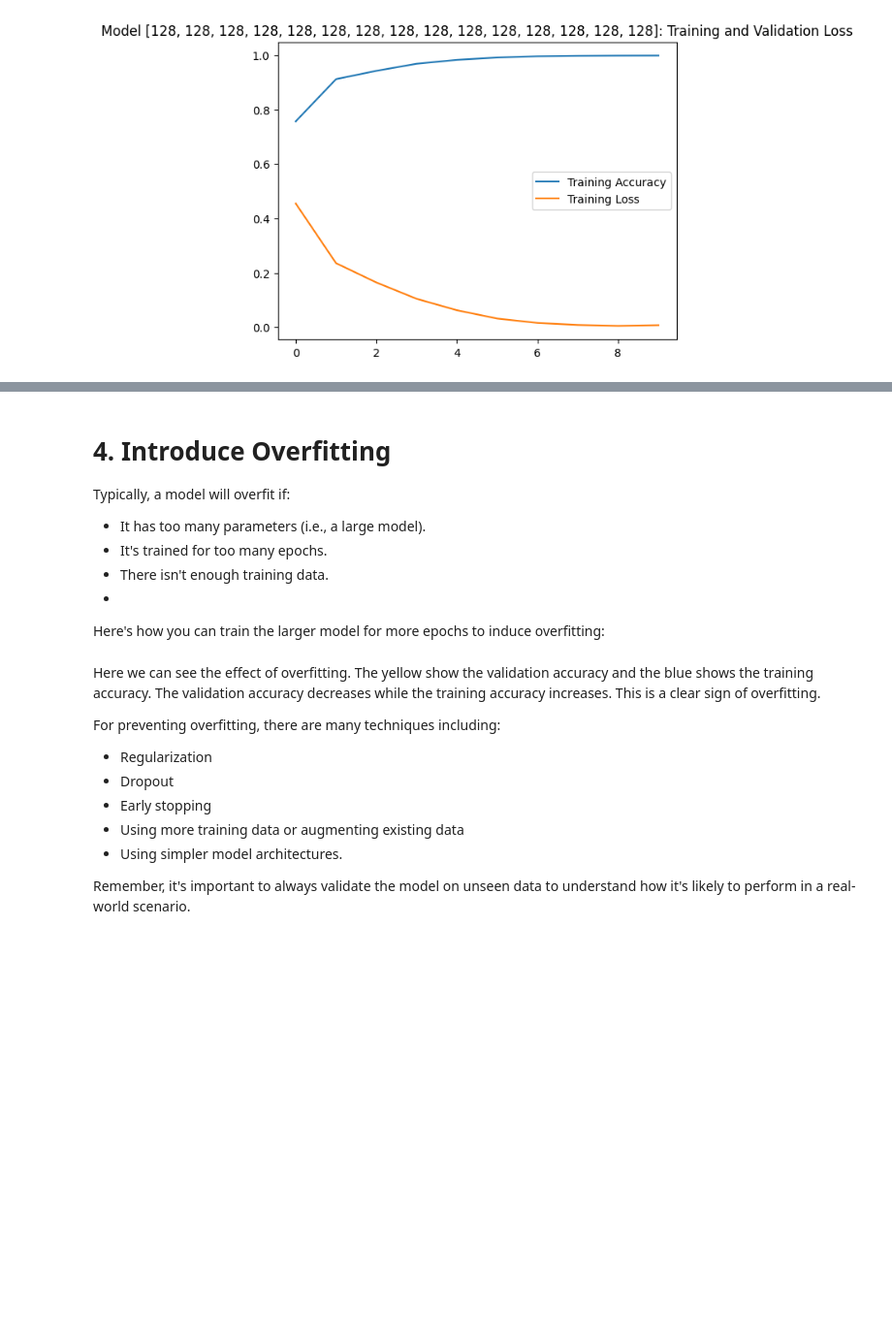
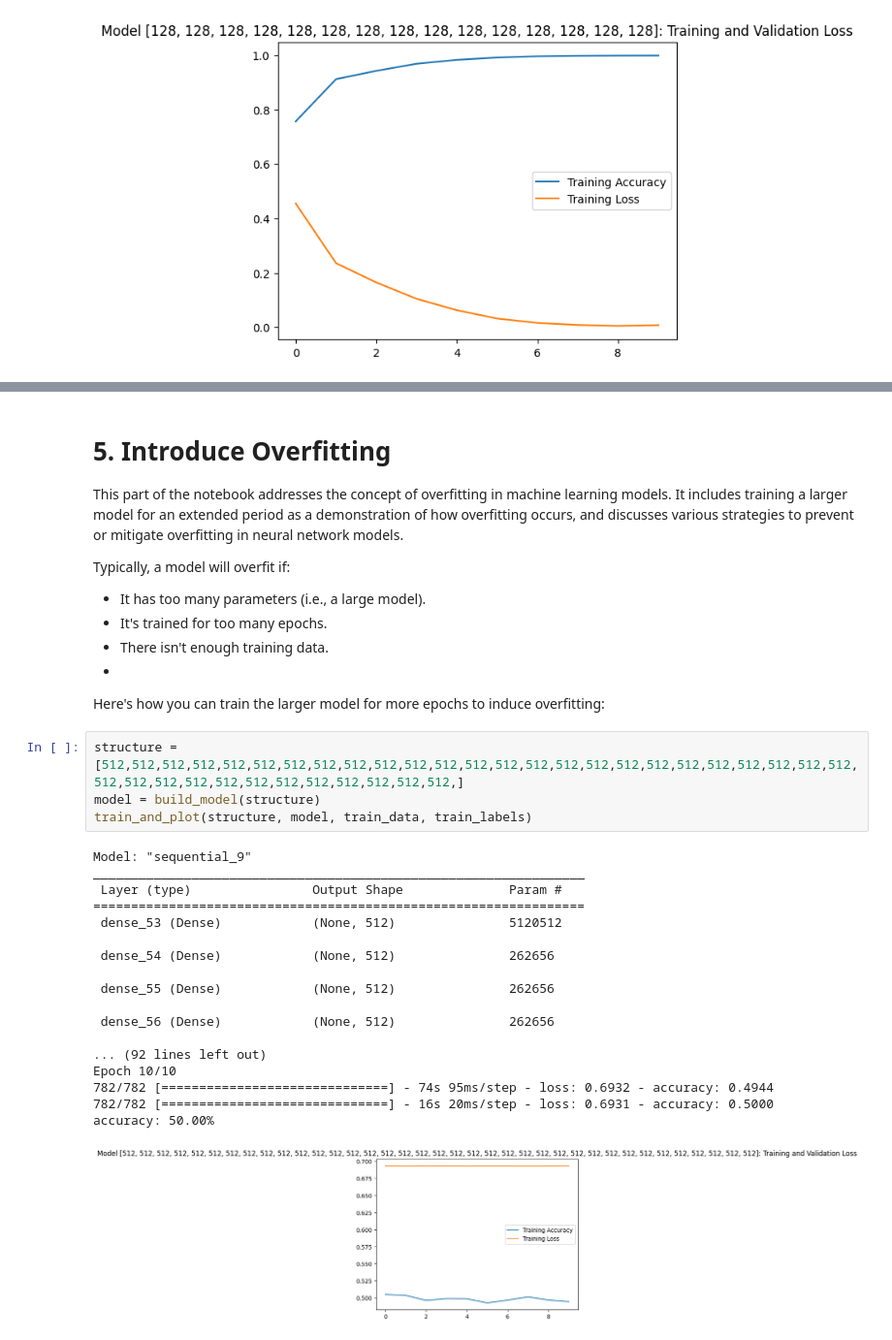
Before and after one commit to pixselve-school/AI_KERICHARD_ADAM, a Jupyter notebook: TP1_2/Exercices/TP1_2_A.ipynb, the cells around one changed output, grey strips where cells are left out. Shown: that part at 97% size. Cells and saved outputs as stored; diff of their text form; blank space fills up the shorter version.

```diff
--- a/TP1_2/Exercices/TP1_2_A.ipynb
+++ b/TP1_2/Exercices/TP1_2_A.ipynb
@@ -163,5 +194,7 @@ accuracy: 86.68%
 # %% [markdown]
-# 4. Introduce Overfitting
+# 5. Introduce Overfitting
+
+This part of the notebook addresses the concept of overfitting in machine learning models. It includes training a larger model for an extended period as a demonstration of how overfitting occurs, and discusses various strategies to prevent or mitigate overfitting in neural network models.
 
 Typically, a model will overfit if:
 
@@ -170,15 +203,26 @@ Typically, a model will overfit if:
 - There isn't enough training data.
 -
 Here's how you can train the larger model for more epochs to induce overfitting:
-# %% [markdown]
-Here we can see the effect of overfitting. The yellow show the validation accuracy and the blue shows the training accuracy. The validation accuracy decreases while the training accuracy increases. This is a clear sign of overfitting.
-
-For preventing overfitting, there are many techniques including:
-
-- Regularization
-- Dropout
-- Early stopping
-- Using more training data or augmenting existing data
-- Using simpler model architectures.
-
-Remember, it's important to always validate the model on unseen data to understand how it's likely to perform in a real-world scenario.
+# %%
+structure = [512,512,512,512,512,512,512,512,512,512,512,512,512,512,512,512,512,512,512,512,512,512,512,512,512,512,512,512,512,512,512,512,512,512,512,512,512,]
+model = build_model(structure)
+train_and_plot(structure, model, train_data, train_labels)
+# %% [output]
+Model: "sequential_9"
+_________________________________________________________________
+ Layer (type)                Output Shape              Param #
+=================================================================
+ dense_53 (Dense)            (None, 512)               5120512
+
+ dense_54 (Dense)            (None, 512)               262656
+
+ dense_55 (Dense)            (None, 512)               262656
+
+ dense_56 (Dense)            (None, 512)               262656
+
+... (92 lines left out)
+Epoch 10/10
+782/782 [==============================] - 74s 95ms/step - loss: 0.6932 - accuracy: 0.4944
+782/782 [==============================] - 16s 20ms/step - loss: 0.6931 - accuracy: 0.5000
+accuracy: 50.00%
+[figure, added]
```
Also changed, not shown: parts of 14 cells of this notebook, 1 other file.
